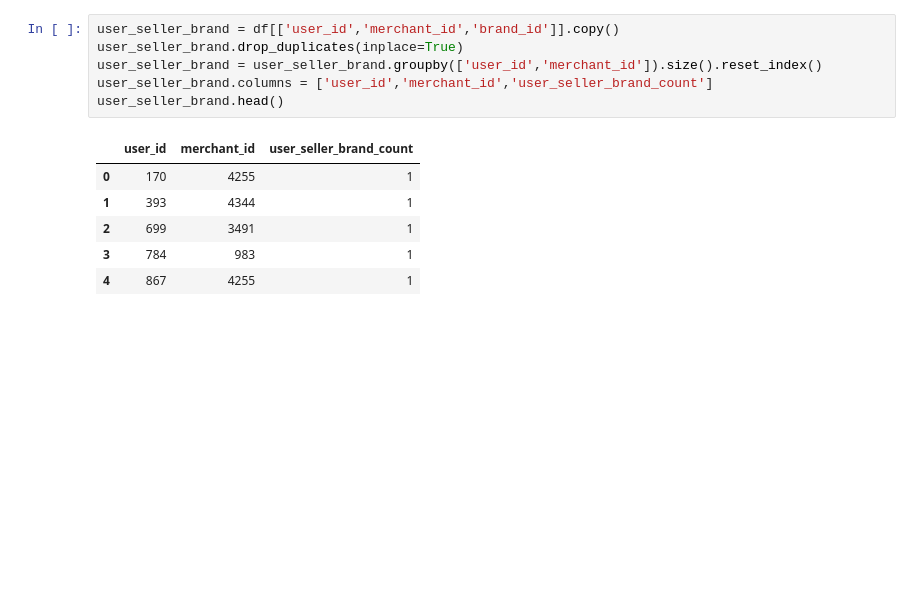
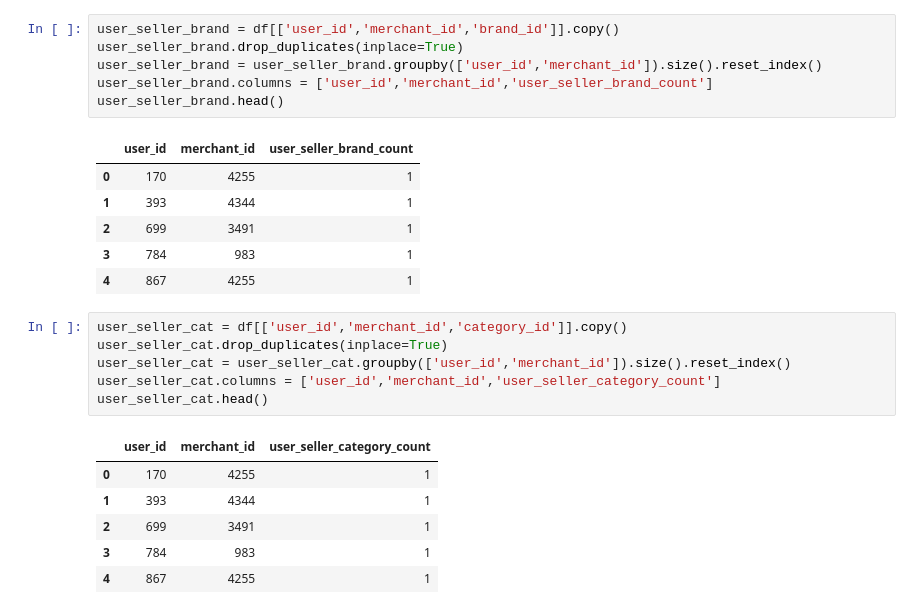
Before and after one commit to shruthivenkat/CECS550_Group6, a Jupyter notebook: #5 - Feature Engineering by Shruthi.ipynb, the cells around one changed output. Cells and saved outputs as stored; diff of their text form; blank space fills up the shorter version.

```diff
--- a/#5 - Feature Engineering by Shruthi.ipynb
+++ b/#5 - Feature Engineering by Shruthi.ipynb
@@ -361,3 +361,16 @@ user_seller_brand.head()
 | 2 | 699 | 3491 | 1 |
 | 3 | 784 | 983 | 1 |
 | 4 | 867 | 4255 | 1 |
+# %%
+user_seller_cat = df[['user_id','merchant_id','category_id']].copy()
+user_seller_cat.drop_duplicates(inplace=True)
+user_seller_cat = user_seller_cat.groupby(['user_id','merchant_id']).size().reset_index()
+user_seller_cat.columns = ['user_id','merchant_id','user_seller_category_count']
+user_seller_cat.head()
+# %% [output]
+|  | user_id | merchant_id | user_seller_category_count |
+| 0 | 170 | 4255 | 1 |
+| 1 | 393 | 4344 | 1 |
+| 2 | 699 | 3491 | 1 |
+| 3 | 784 | 983 | 1 |
+| 4 | 867 | 4255 | 1 |
```
Also changed, not shown: parts of 4 cells of this notebook.
